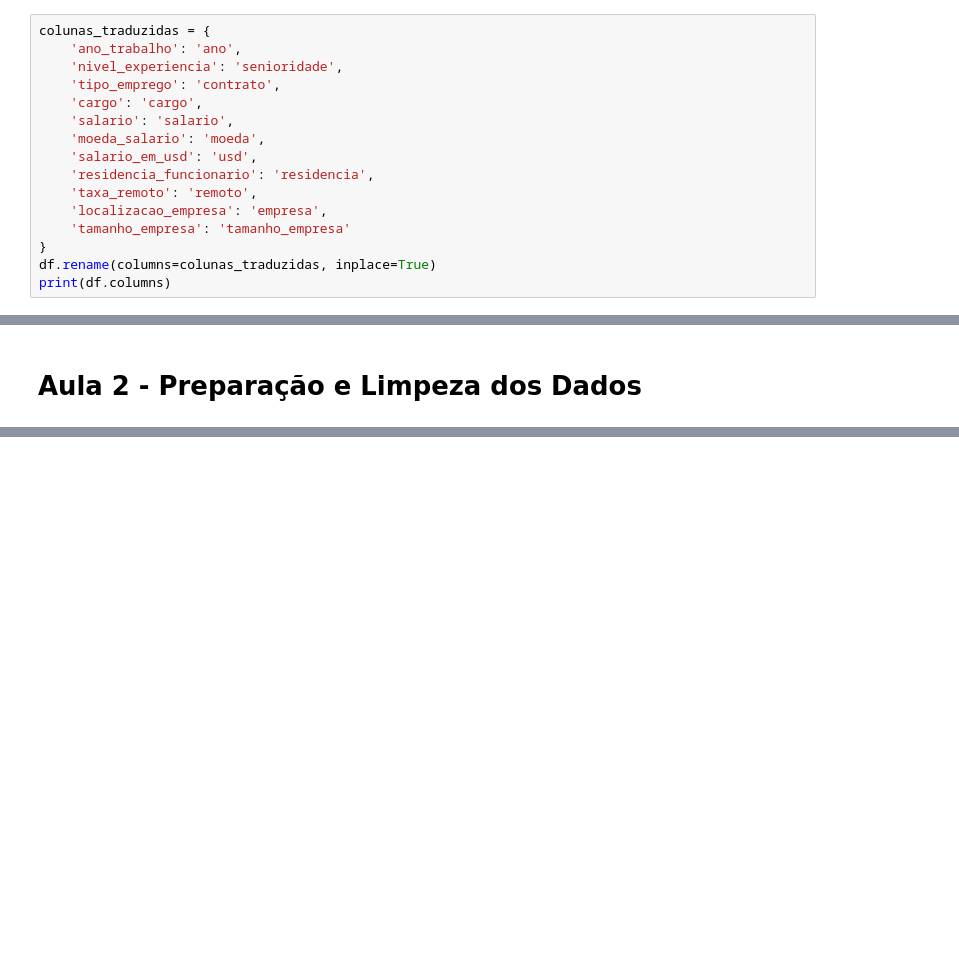
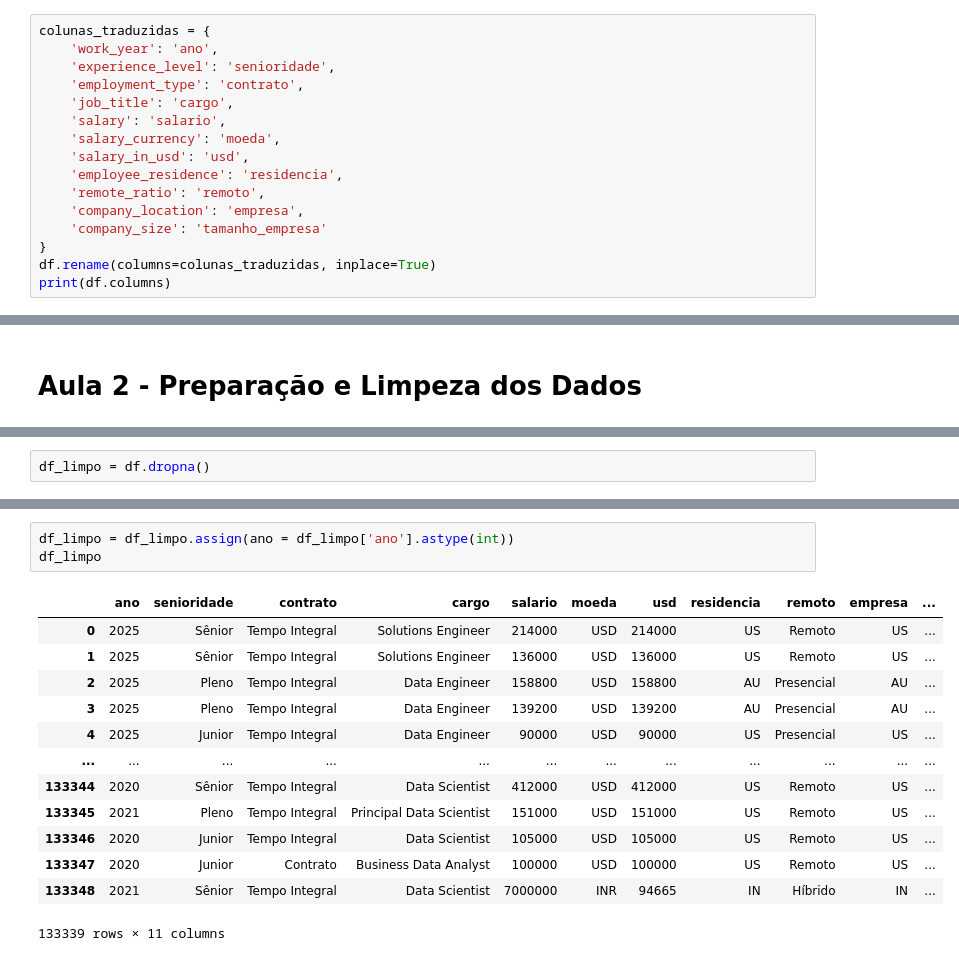
Before and after one commit to valdenio458/imersao-dados-com-python-alura, a Jupyter notebook: Aula_1_Imersão_dados_com_Python_Alura.ipynb, the cells around one changed output, grey strips where cells are left out. Drawn from its saved outputs; the diff is of its cells as text; blank space fills up the shorter version.

```diff
--- a/Aula_1_Imersão_dados_com_Python_Alura.ipynb
+++ b/Aula_1_Imersão_dados_com_Python_Alura.ipynb
@@ -70,17 +70,17 @@ Index(['ano_trabalho', 'nivel_experiencia', 'tipo_emprego', 'cargo', 'salario',
       dtype='object')
 # %%
 colunas_traduzidas = {
-    'ano_trabalho': 'ano',
-    'nivel_experiencia': 'senioridade',
-    'tipo_emprego': 'contrato',
-    'cargo': 'cargo',
-    'salario': 'salario',
-    'moeda_salario': 'moeda',
-    'salario_em_usd': 'usd',
-    'residencia_funcionario': 'residencia',
-    'taxa_remoto': 'remoto',
-    'localizacao_empresa': 'empresa',
-    'tamanho_empresa': 'tamanho_empresa'
+    'work_year': 'ano',
+    'experience_level': 'senioridade',
+    'employment_type': 'contrato',
+    'job_title': 'cargo',
+    'salary': 'salario',
+    'salary_currency': 'moeda',
+    'salary_in_usd': 'usd',
+    'employee_residence': 'residencia',
+    'remote_ratio': 'remoto',
+    'company_location': 'empresa',
+    'company_size': 'tamanho_empresa'
 }
 df.rename(columns=colunas_traduzidas, inplace=True)
 print(df.columns)
@@ -219,0 +255,2 @@ df.describe()
+# %%
+df_limpo = df.dropna()
@@ -219,0 +303,17 @@ df.describe()
+# %%
+df_limpo = df_limpo.assign(ano = df_limpo['ano'].astype(int))
+df_limpo
+# %% [output]
+|  | ano | senioridade | contrato | cargo | salario | moeda | usd | residencia | remoto | empresa | ... |
+| 0 | 2025 | Sênior | Tempo Integral | Solutions Engineer | 214000 | USD | 214000 | US | Remoto | US | ... |
+| 1 | 2025 | Sênior | Tempo Integral | Solutions Engineer | 136000 | USD | 136000 | US | Remoto | US | ... |
+| 2 | 2025 | Pleno | Tempo Integral | Data Engineer | 158800 | USD | 158800 | AU | Presencial | AU | ... |
+| 3 | 2025 | Pleno | Tempo Integral | Data Engineer | 139200 | USD | 139200 | AU | Presencial | AU | ... |
+| 4 | 2025 | Junior | Tempo Integral | Data Engineer | 90000 | USD | 90000 | US | Presencial | US | ... |
+| ... | ... | ... | ... | ... | ... | ... | ... | ... | ... | ... | ... |
+| 133344 | 2020 | Sênior | Tempo Integral | Data Scientist | 412000 | USD | 412000 | US | Remoto | US | ... |
+| 133345 | 2021 | Pleno | Tempo Integral | Principal Data Scientist | 151000 | USD | 151000 | US | Remoto | US | ... |
+| 133346 | 2020 | Junior | Tempo Integral | Data Scientist | 105000 | USD | 105000 | US | Remoto | US | ... |
+| 133347 | 2020 | Junior | Contrato | Business Data Analyst | 100000 | USD | 100000 | US | Remoto | US | ... |
+| 133348 | 2021 | Sênior | Tempo Integral | Data Scientist | 7000000 | INR | 94665 | IN | Híbrido | IN | ... |
+133339 rows × 11 columns
```
Also changed, not shown: parts of 7 cells of this notebook.
